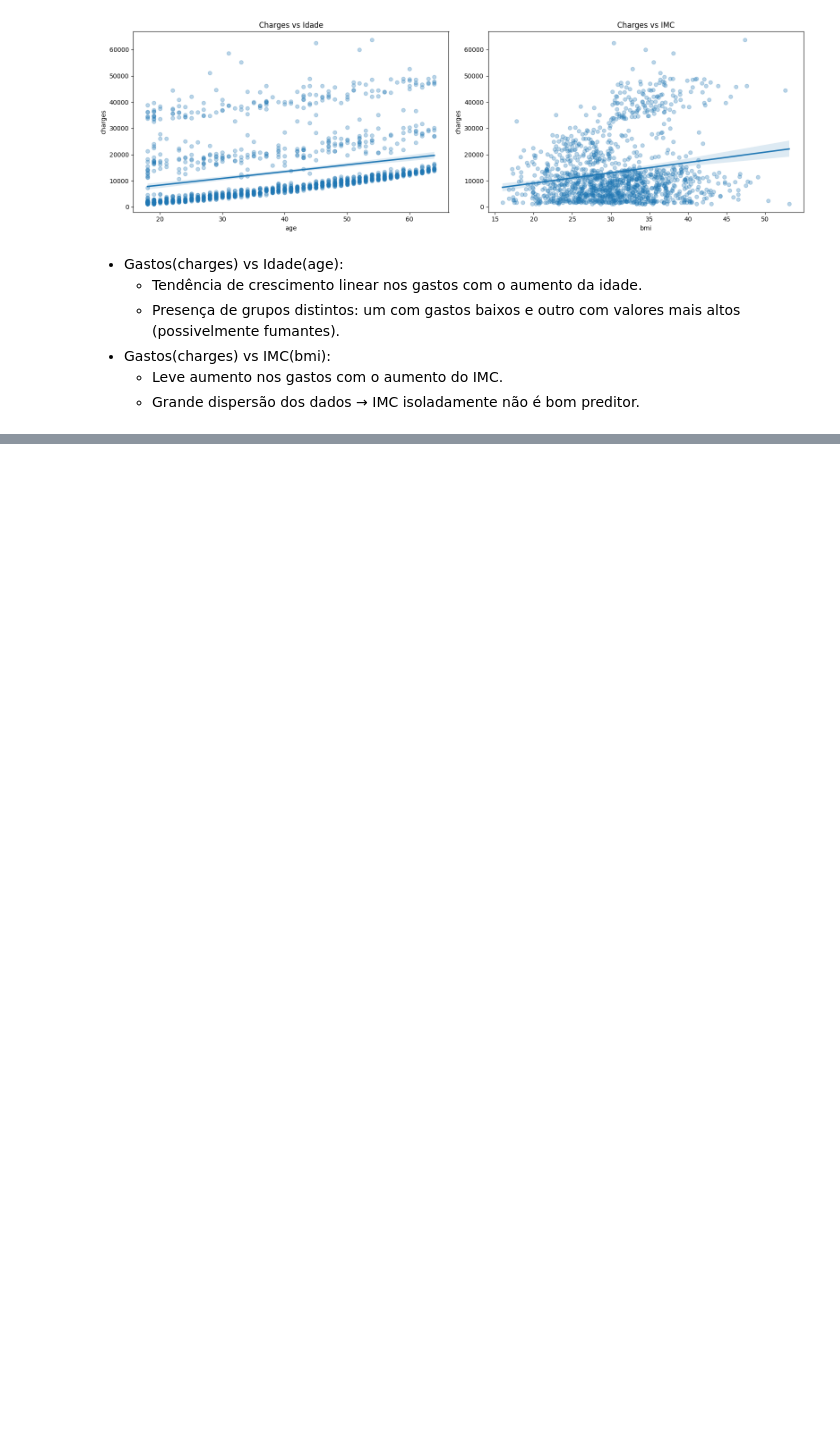
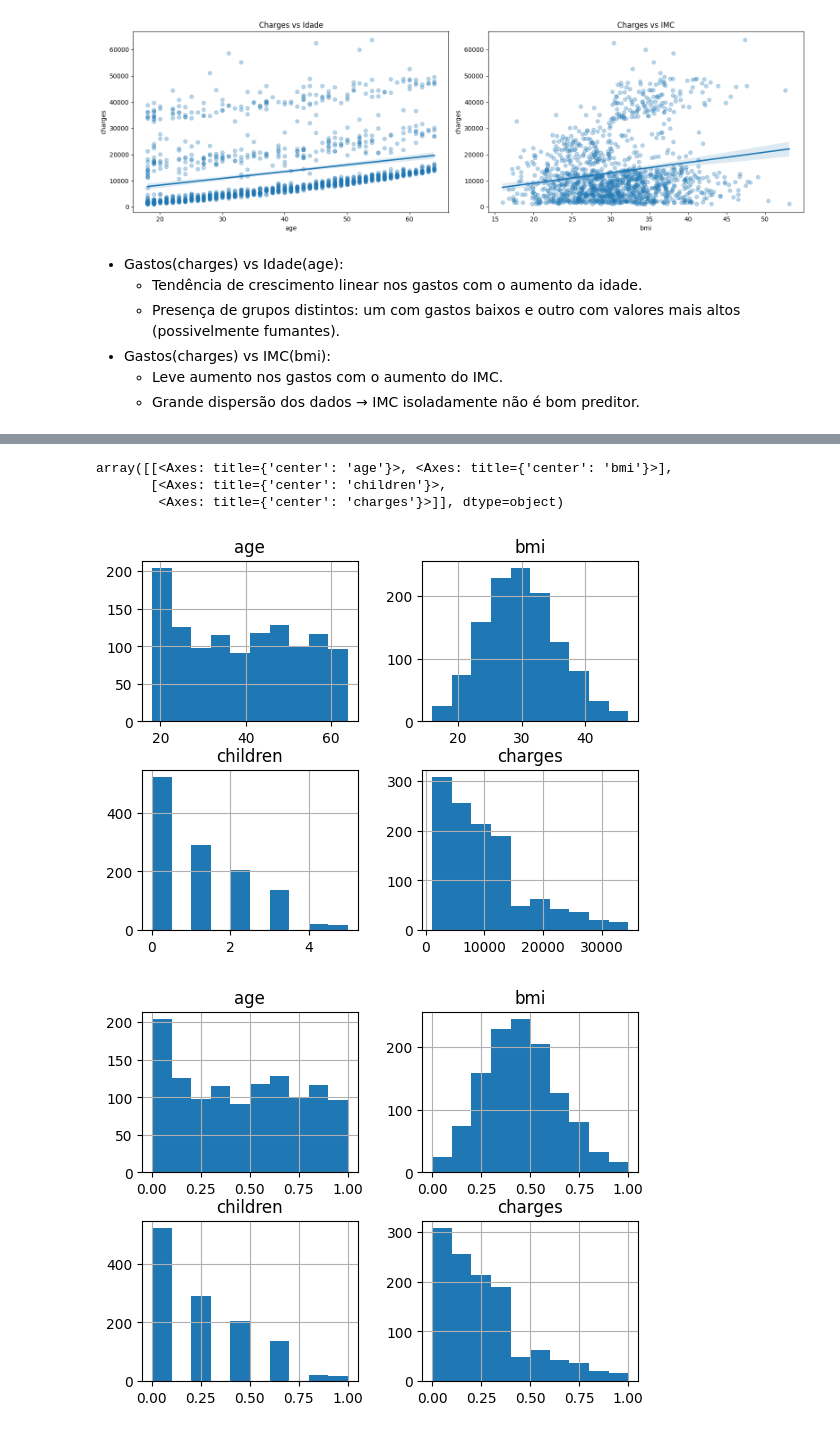
Before and after one commit to markinh00/C318-machine-learning, a Jupyter notebook: main.ipynb, the cells around one changed output, grey strips where cells are left out. Saved outputs shown, nothing was run; the diff lists cells and outputs as text; code cells hidden in the pictures; blank space fills up the shorter version.

```diff
--- a/main.ipynb
+++ b/main.ipynb
@@ -186,0 +247,19 @@ plt.show()
+# %%
+
+columns = ["age", "bmi", "children", "charges"]
+
+# df_clean["log_charges"] = df_encoded["charges"].apply(np.log)
+
+
+min_max_scaler = preprocessing.MinMaxScaler()
+x_scaled = min_max_scaler.fit_transform(df_clean[columns].values)
+df_normalized = pd.DataFrame(x_scaled, columns=columns, index=df_clean.index)
+
+df_clean.hist()
+df_normalized.hist()
+# %% [output]
+array([[<Axes: title={'center': 'age'}>, <Axes: title={'center': 'bmi'}>],
+       [<Axes: title={'center': 'children'}>,
+        <Axes: title={'center': 'charges'}>]], dtype=object)
+[figure, added]
+[figure, added]
```
Also changed, not shown: parts of 22 cells of this notebook, 1 other file.
